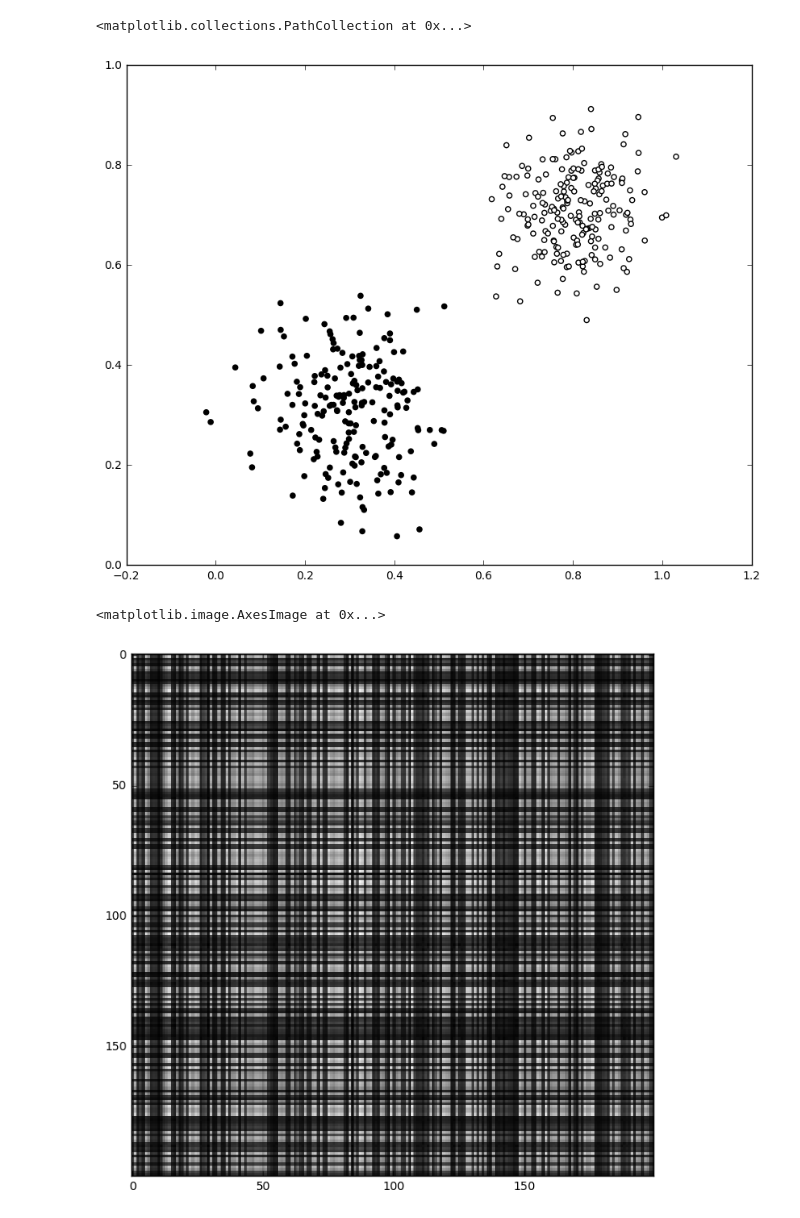
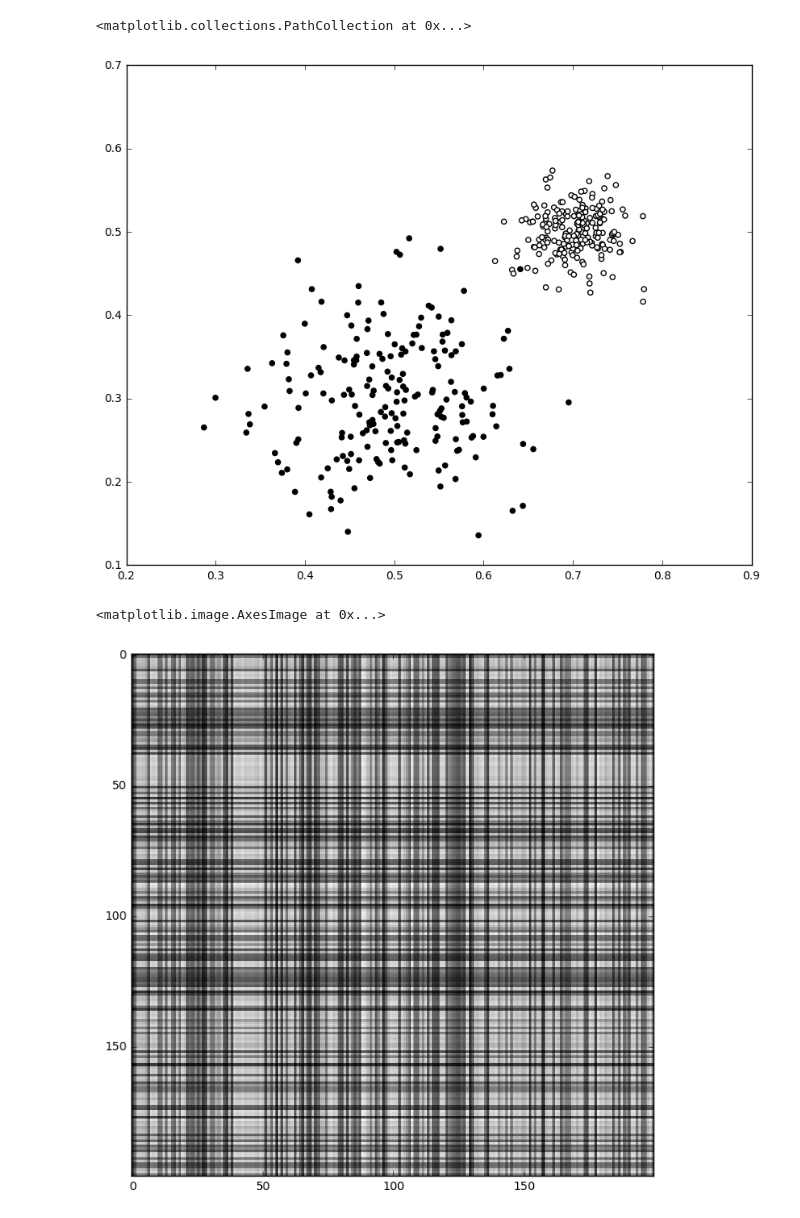
Before and after one commit to mnvl/mlzoo, a Jupyter notebook: svm_polynomial_cvxopt.ipynb, the cells around one changed output. Cells and saved outputs as stored; diff of their text form; code cells hidden in the pictures.

```diff
--- a/svm_polynomial_cvxopt.ipynb
+++ b/svm_polynomial_cvxopt.ipynb
@@ -12,31 +12,30 @@ plt.rcParams['image.cmap'] = 'gray'
 # %%
 K = 2
 N = 200
 
-X = np.vstack((np.random.normal(loc=[0.3, 0.3], scale = 0.1, size = (N, 2)),
-               np.random.normal(loc=[0.8, 0.7], scale = 0.08, size = (N, 2))))
+X = np.vstack((np.random.normal(loc=[0.5, 0.3], scale = 0.07, size = (N, 2)),
+               np.random.normal(loc=[0.7, 0.5], scale = 0.03, size = (N, 2))))
 y = np.hstack((-1 * np.ones(N), np.ones(N)))
 
 train_test_split = np.array(random.sample(range(N * 2), N))
 
 X_train = X[train_test_split, :]
 y_train = y[train_test_split]
 
 X_test = X[-train_test_split, :]
 y_test = y[-train_test_split]
 
 plt.scatter(X[:, 0], X[:, 1], c = y)
 # %% [output]
 <matplotlib.collections.PathCollection at 0x...>
-[figure, old version]
+[figure, new version]
 # %%
-svm_lambda = 0.05
 svm_kernel = lambda X, Y: (np.dot(X, Y.T) + 1.0) ** 2
 
 plt.imshow(svm_kernel(X_train, X_train))
 # %% [output]
 <matplotlib.image.AxesImage at 0x...>
-[figure, old version]
+[figure, new version]
 # %%
 # The Elements of Statistical Learning: Data Mining, Inference, and Prediction, 2nd ed
 # Trevor Hastie, Robert Tibshirani, Jerome Friedman
```
Also changed, not shown: parts of 4 cells of this notebook.
